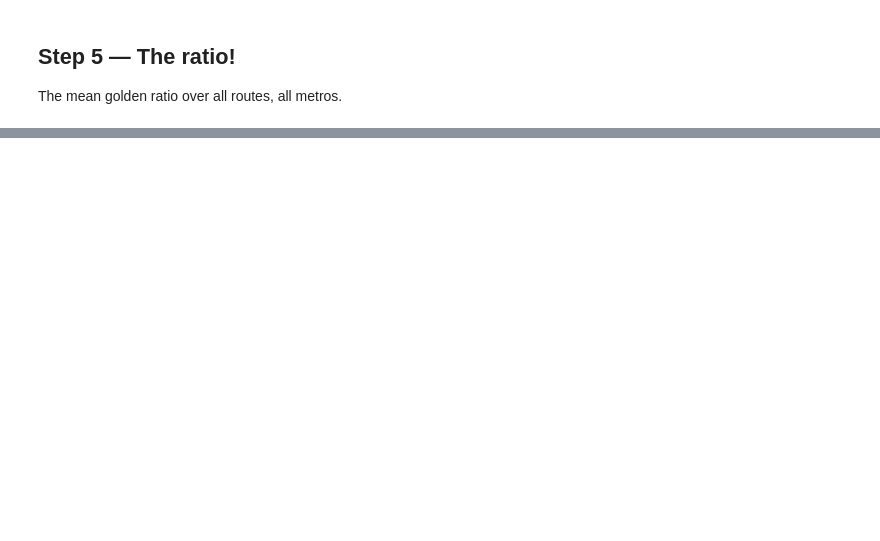
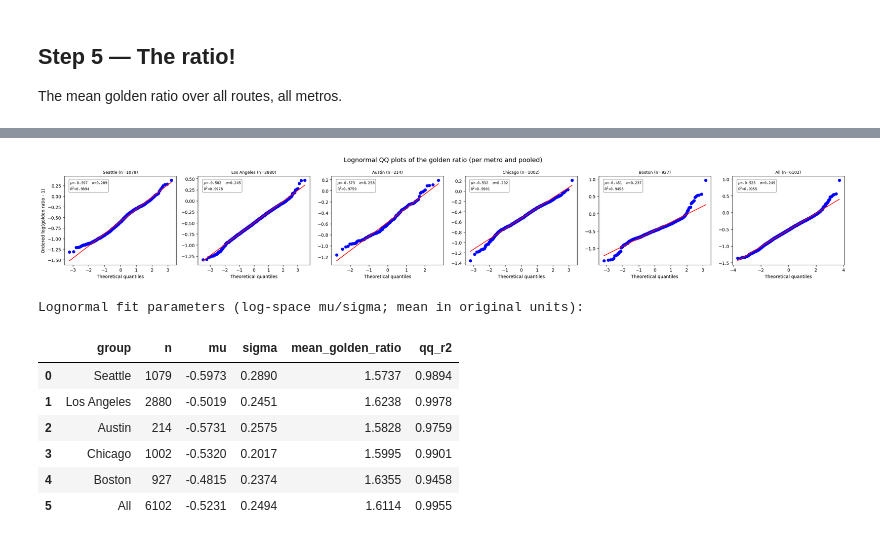
Before and after one commit to berrygerrits/amazon-euclidean-real-ratio, a Jupyter notebook: notebooks/compute_ratio.ipynb, the cells around one changed output, grey strips where cells are left out. Saved outputs shown, nothing was run; the diff lists cells and outputs as text; code cells hidden in the pictures; blank space fills up the shorter version.

```diff
--- a/notebooks/compute_ratio.ipynb
+++ b/notebooks/compute_ratio.ipynb
@@ -187,6 +187,9 @@ stop sequence from `actual_sequences`, and computes Euclidean and real length fo
 (depot through all stops and back). Progress prints every 50 routes as **it might take several minutes**.
 # %%
 import time
+
+route_area = (stops_df.groupby("route_id")["area"]
+              .agg(lambda s: s.value_counts().idxmax()))
 
 records = []
 for METRO, port in OSRM_PORTS.items():
@@ -285,0 +342,57 @@ Routes per metro: {'Los Angeles': 2880, 'Seattle': 1079, 'Chicago': 1002, 'Bosto
+# %%
+import matplotlib.pyplot as plt
+from scipy import stats
+d = results[["golden_ratio", "metro"]].dropna()
+d = d[(d["golden_ratio"] > 1.02) & (d["golden_ratio"] < 10.0)]
+order = ["Seattle", "Los Angeles", "Austin", "Chicago", "Boston"]
+present = [m for m in order if m in d["metro"].unique()]
+# One panel per metro + one pooled "All" panel
+panels = present + ["All"]
+ncols = len(panels)
+fig, axes = plt.subplots(1, ncols, figsize=(4.2*ncols, 4))
+if ncols == 1:
+    axes = [axes]
+fit_rows = []
+for ax, name in zip(axes, panels):
+    vals = (d["golden_ratio"] if name == "All"
+            else d.loc[d["metro"] == name, "golden_ratio"]).to_numpy()
+    if len(vals) < 20:
+        ax.set_title(f"{name} (n={len(vals)})", fontsize=9)
+        ax.text(0.5, 0.5, "too few", transform=ax.transAxes,
+                ha="center", va="center", color="gray")
+        continue
+    # Lognormal fit: shift by the physical floor of 1, then work in log space
+    logv = np.log(vals - 1.0)
+    mu, sigma = logv.mean(), logv.std(ddof=1)          # underlying-normal params
+    mean_gr = 1.0 + np.exp(mu + sigma**2 / 2)          # mean golden ratio (lognormal mean)
+    # QQ against normal in log space (straight => lognormal in original space)
+    _, (slope, intercept, r) = stats.probplot(logv, dist="norm", plot=ax)
+    ax.set_title(f"{name} (n={len(vals)})", fontsize=9)
+    ax.set_xlabel("Theoretical quantiles")
+    ax.set_ylabel("Ordered log(golden ratio - 1)" if ax is axes[0] else "")
+    ax.text(0.05, 0.95,
+            r"$\mu$=" + f"{mu:.3f}  " + r"$\sigma$=" + f"{sigma:.3f}\n"
+            + r"R$^2$=" + f"{r**2:.4f}",
+            transform=ax.transAxes, va="top", fontsize=8, family="monospace",
+            bbox=dict(boxstyle="round", facecolor="white", alpha=0.8, edgecolor="gray"))
+    fit_rows.append({"group": name, "n": len(vals),
+                     "mu": mu, "sigma": sigma,
+                     "mean_golden_ratio": mean_gr, "qq_r2": r**2})
+fig.suptitle("Lognormal QQ plots of the golden ratio (per metro and pooled)",
+             fontsize=14)
+plt.tight_layout()
+plt.show()
+fit_table = pd.DataFrame(fit_rows).round(4)
+fit_table.to_csv("golden_ratio_lognormal_fits.csv", index=False)
+print("Lognormal fit parameters (log-space mu/sigma; mean in original units):")
+fit_table
+# %% [output]
+[figure, added]
+Lognormal fit parameters (log-space mu/sigma; mean in original units):
+|  | group | n | mu | sigma | mean_golden_ratio | qq_r2 |
+| 0 | Seattle | 1079 | -0.5973 | 0.2890 | 1.5737 | 0.9894 |
+| 1 | Los Angeles | 2880 | -0.5019 | 0.2451 | 1.6238 | 0.9978 |
+| 2 | Austin | 214 | -0.5731 | 0.2575 | 1.5828 | 0.9759 |
+| 3 | Chicago | 1002 | -0.5320 | 0.2017 | 1.5995 | 0.9901 |
+| 4 | Boston | 927 | -0.4815 | 0.2374 | 1.6355 | 0.9458 |
+| 5 | All | 6102 | -0.5231 | 0.2494 | 1.6114 | 0.9955 |
```
Also changed, not shown: parts of 6 cells of this notebook.
